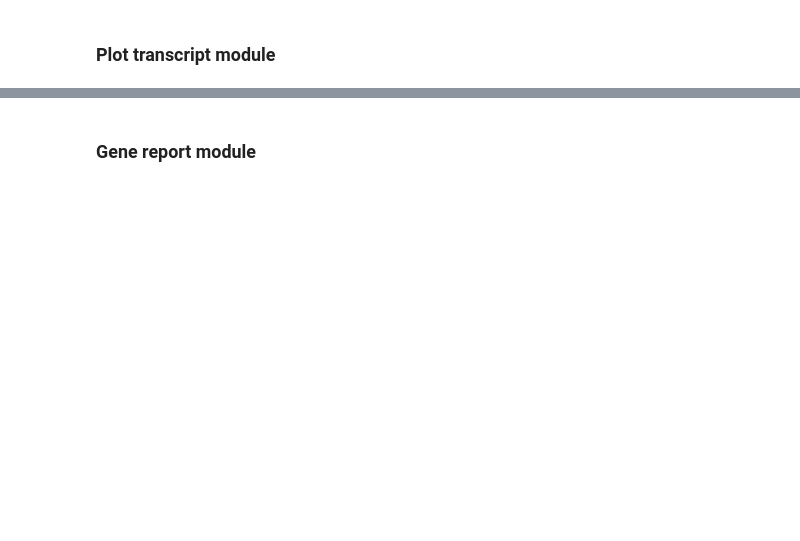
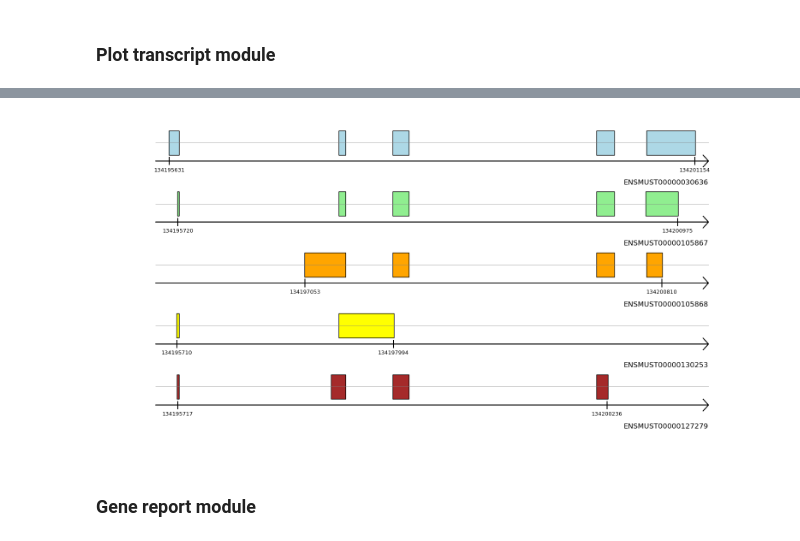
Before and after one commit to a-diamant/alos, a Jupyter notebook: nbs/index.ipynb, the cells around one changed output, grey strips where cells are left out. Drawn from its saved outputs; the diff is of its cells as text; code cells hidden in the pictures; blank space fills up the shorter version.

```diff
--- a/nbs/index.ipynb
+++ b/nbs/index.ipynb
@@ -30,3 +25,7 @@ Multiple transcripts can be vizualized on one panel with the function draw_trans
+# %%
+ptr.draw_transcripts_list(["ENSMUST00000030636", "ENSMUST00000105867", "ENSMUST00000105868", "ENSMUST00000130253", "ENSMUST00000127279"])
+# %% [output]
+[figure, added]
 # %% [markdown]
 ### Gene report module
 # %% [markdown]
```
Also changed, not shown: parts of 6 cells of this notebook, 5 other files.
